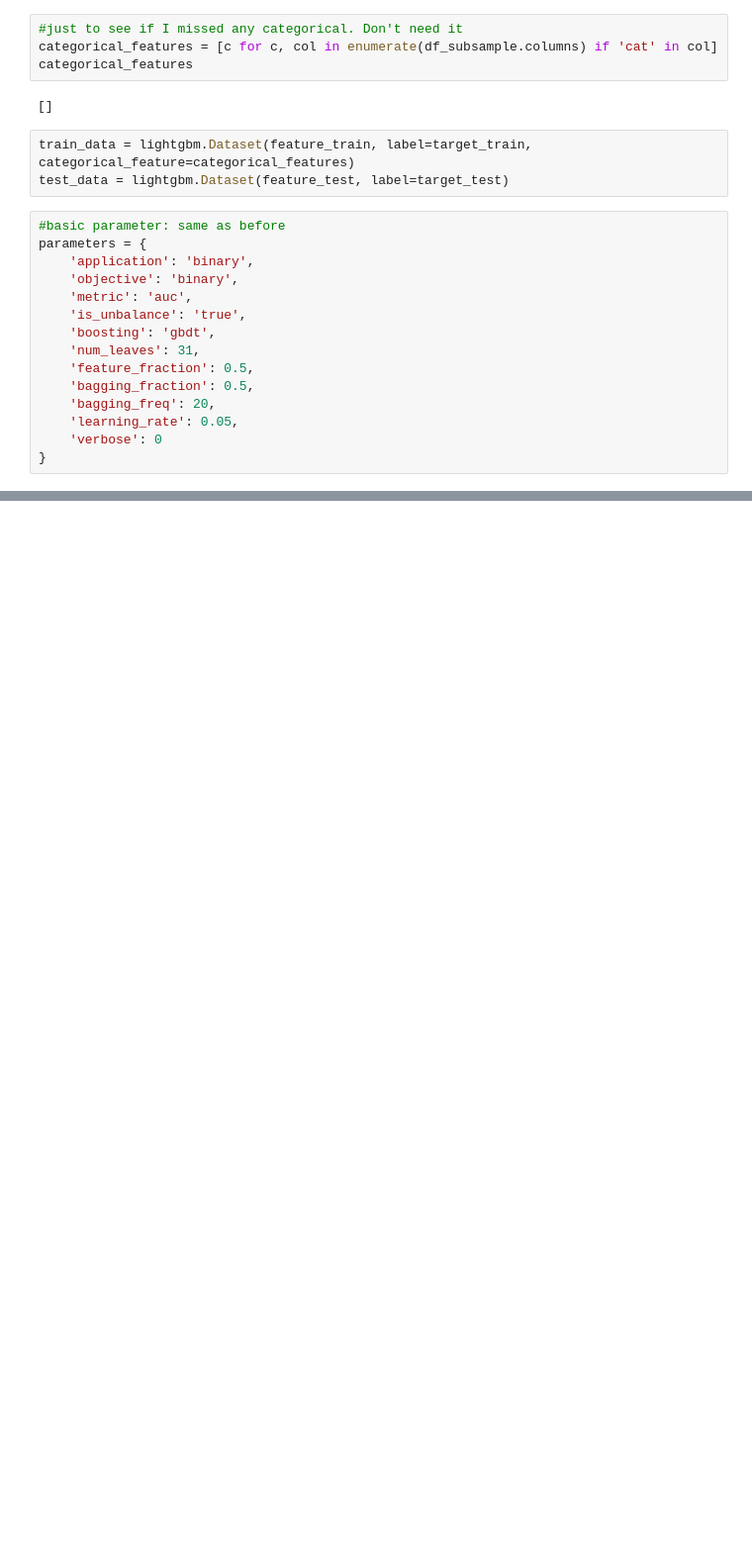
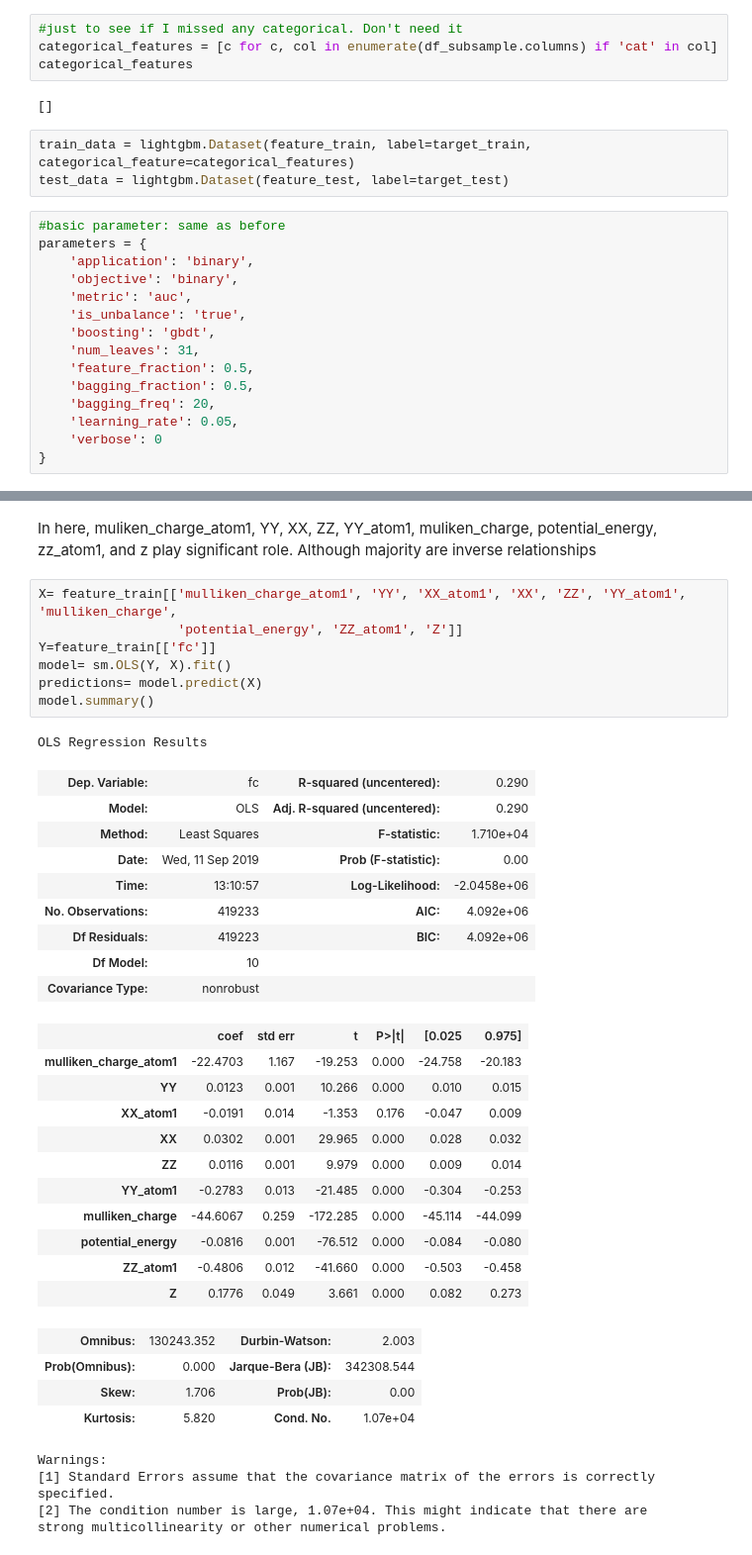
Before and after one commit to imamun93/Molecular_Properties, a Jupyter notebook: LinearRegression.ipynb, the cells around one changed output, grey strips where cells are left out. Shown at 99% size. Cells and saved outputs as stored; diff of their text form; blank space fills up the shorter version.

```diff
--- a/LinearRegression.ipynb
+++ b/LinearRegression.ipynb
@@ -176,0 +303,40 @@ plt.show()
+# %% [markdown]
+In here, muliken_charge_atom1, YY, XX, ZZ, YY_atom1, muliken_charge, potential_energy, zz_atom1, and z play significant role.
+Although majority are inverse relationships
+# %%
+X= feature_train[['mulliken_charge_atom1', 'YY', 'XX_atom1', 'XX', 'ZZ', 'YY_atom1', 'mulliken_charge',
+                  'potential_energy', 'ZZ_atom1', 'Z']]
+Y=feature_train[['fc']]
+model= sm.OLS(Y, X).fit()
+predictions= model.predict(X)
+model.summary()
+# %% [output]
+OLS Regression Results
+| Dep. Variable: | fc | R-squared (uncentered): | 0.290 |
+| Model: | OLS | Adj. R-squared (uncentered): | 0.290 |
+| Method: | Least Squares | F-statistic: | 1.710e+04 |
+| Date: | Wed, 11 Sep 2019 | Prob (F-statistic): | 0.00 |
+| Time: | 13:10:57 | Log-Likelihood: | -2.0458e+06 |
+| No. Observations: | 419233 | AIC: | 4.092e+06 |
+| Df Residuals: | 419223 | BIC: | 4.092e+06 |
+| Df Model: | 10 |  |  |
+| Covariance Type: | nonrobust |  |  |
+|  | coef | std err | t | P>|t| | [0.025 | 0.975] |
+| mulliken_charge_atom1 | -22.4703 | 1.167 | -19.253 | 0.000 | -24.758 | -20.183 |
+| YY | 0.0123 | 0.001 | 10.266 | 0.000 | 0.010 | 0.015 |
+| XX_atom1 | -0.0191 | 0.014 | -1.353 | 0.176 | -0.047 | 0.009 |
+| XX | 0.0302 | 0.001 | 29.965 | 0.000 | 0.028 | 0.032 |
+| ZZ | 0.0116 | 0.001 | 9.979 | 0.000 | 0.009 | 0.014 |
+| YY_atom1 | -0.2783 | 0.013 | -21.485 | 0.000 | -0.304 | -0.253 |
+| mulliken_charge | -44.6067 | 0.259 | -172.285 | 0.000 | -45.114 | -44.099 |
+| potential_energy | -0.0816 | 0.001 | -76.512 | 0.000 | -0.084 | -0.080 |
+| ZZ_atom1 | -0.4806 | 0.012 | -41.660 | 0.000 | -0.503 | -0.458 |
+| Z | 0.1776 | 0.049 | 3.661 | 0.000 | 0.082 | 0.273 |
+| Omnibus: | 130243.352 | Durbin-Watson: | 2.003 |
+| Prob(Omnibus): | 0.000 | Jarque-Bera (JB): | 342308.544 |
+| Skew: | 1.706 | Prob(JB): | 0.00 |
+| Kurtosis: | 5.820 | Cond. No. | 1.07e+04 |
+Warnings:
+[1] Standard Errors assume that the covariance matrix of the errors is correctly specified.
+[2] The condition number is large, 1.07e+04. This might indicate that there are
+strong multicollinearity or other numerical problems.
```
Also changed, not shown: parts of 16 cells of this notebook.
